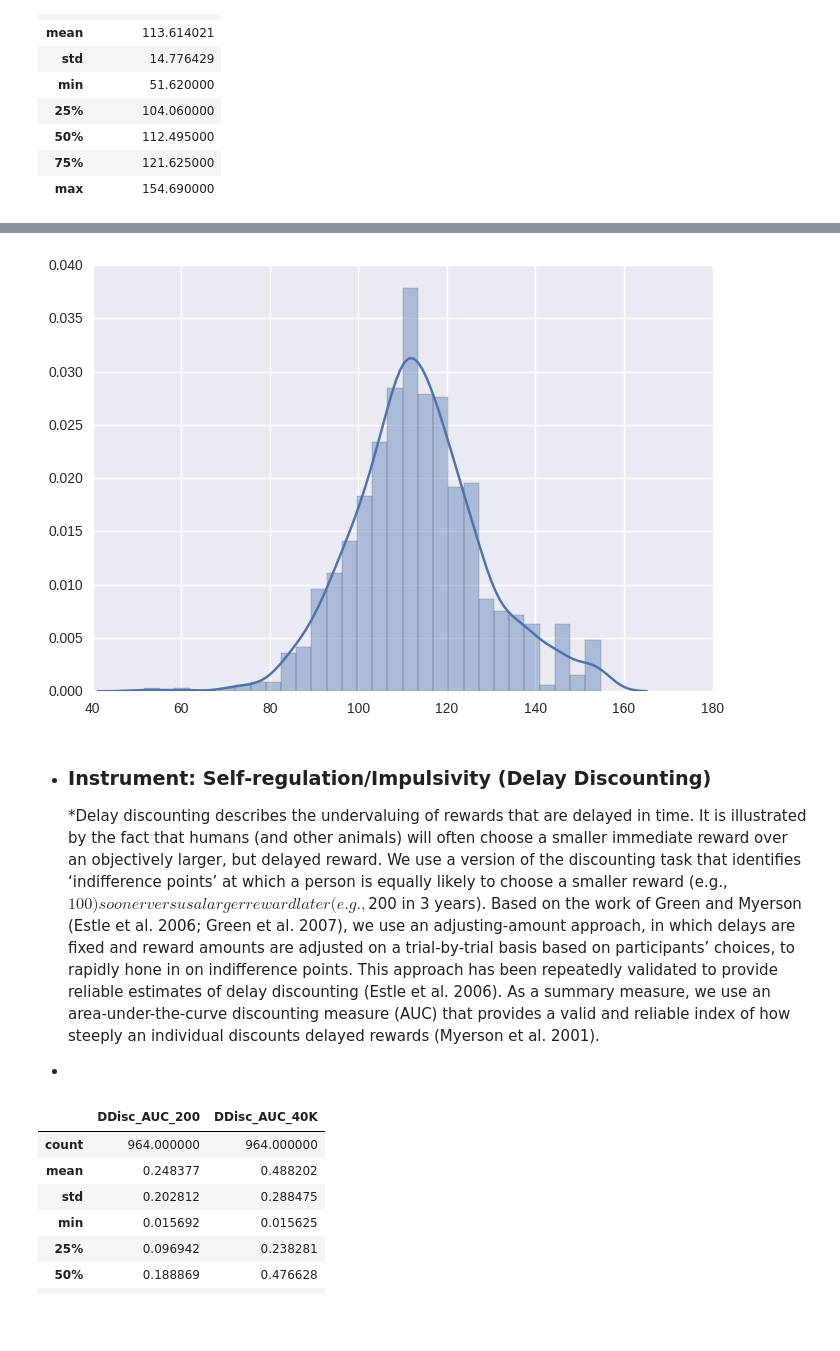
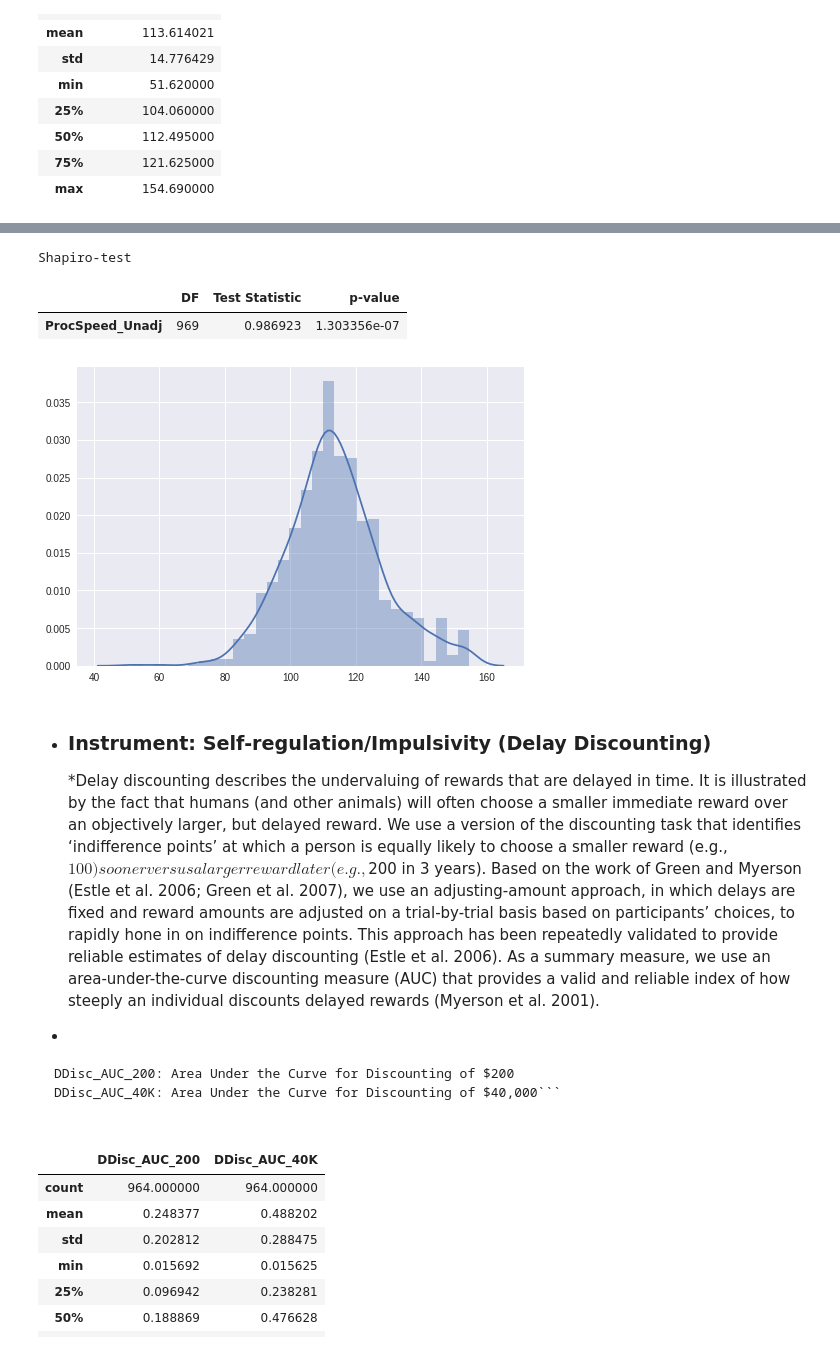
Before and after one commit to SIMEXP/hcp, a Jupyter notebook: HCP_pheno-corr_all.ipynb, the cells around one changed output, grey strips where cells are left out. Saved outputs shown, nothing was run; the diff lists cells and outputs as text; code cells hidden in the pictures; blank space fills up the shorter version.

````diff
--- a/HCP_pheno-corr_all.ipynb
+++ b/HCP_pheno-corr_all.ipynb
@@ -382,16 +368,12 @@ data_cog_ProcSpee.describe()
 | max | 154.690000 |
 # %%
 x = data_cog_ProcSpee.ProcSpeed_Unadj.dropna()
-
 shapiro_results = scipy.stats.shapiro(x)
 
-matrix_sw = [
-    ['', 'DF', 'Test Statistic', 'p-value'],
-    ['ProcSpeed_Unadj', len(x) - 1, shapiro_results[0], shapiro_results[1]]
-]
+dict_sw = {'DF':[len(x) - 1],'Test Statistic': [shapiro_results[0]],'p-value': [shapiro_results[1]]}
+print('Shapiro-test')
+display(pd.DataFrame(dict_sw,index=['ProcSpeed_Unadj']))
 
-shapiro_table = plotly.figure_factory.create_table(matrix_sw, index=True)
-iplot(shapiro_table, filename='shapiro-table')
 # Plot distribution
 sns.distplot(data_cog_ProcSpee.ProcSpeed_Unadj.as_matrix());
 # %% [output]
@@ -399,9 +380,16 @@ sns.distplot(data_cog_ProcSpee.ProcSpeed_Unadj.as_matrix());
+Shapiro-test
+|  | DF | Test Statistic | p-value |
+| ProcSpeed_Unadj | 969 | 0.986923 | 1.303356e-07 |
-[figure, old version]
+[figure, new version]
 # %% [markdown]
 - ### Instrument: Self-regulation/Impulsivity (Delay Discounting)
 
     *Delay discounting describes the undervaluing of rewards that are delayed in time. It is illustrated by the fact that humans (and other animals) will often choose a smaller immediate reward over an objectively larger, but delayed reward. We use a version of the discounting task that identifies ‘indifference points’ at which a person is equally likely to choose a smaller reward (e.g., $100) sooner versus a larger reward later (e.g., $200 in 3 years). Based on the work of Green and Myerson (Estle et al. 2006; Green et al. 2007), we use an adjusting-amount approach, in which delays are fixed and reward amounts are adjusted on a trial-by-trial basis based on participants’ choices, to rapidly hone in on indifference points. This approach has been repeatedly validated to provide reliable estimates of delay discounting (Estle et al. 2006). As a summary measure, we use an area-under-the-curve discounting measure (AUC) that provides a valid and reliable index of how steeply an individual discounts delayed rewards (Myerson et al. 2001).
 *
+
+```
+DDisc_AUC_200: Area Under the Curve for Discounting of $200
+DDisc_AUC_40K: Area Under the Curve for Discounting of $40,000```
 # %%
 behav_cog_SelfReg = ["DDisc_AUC_200","DDisc_AUC_40K"]
 data_cog_SelfReg= data.get(behav_cog_SelfReg)
````
Also changed, not shown: parts of 20 cells of this notebook.
